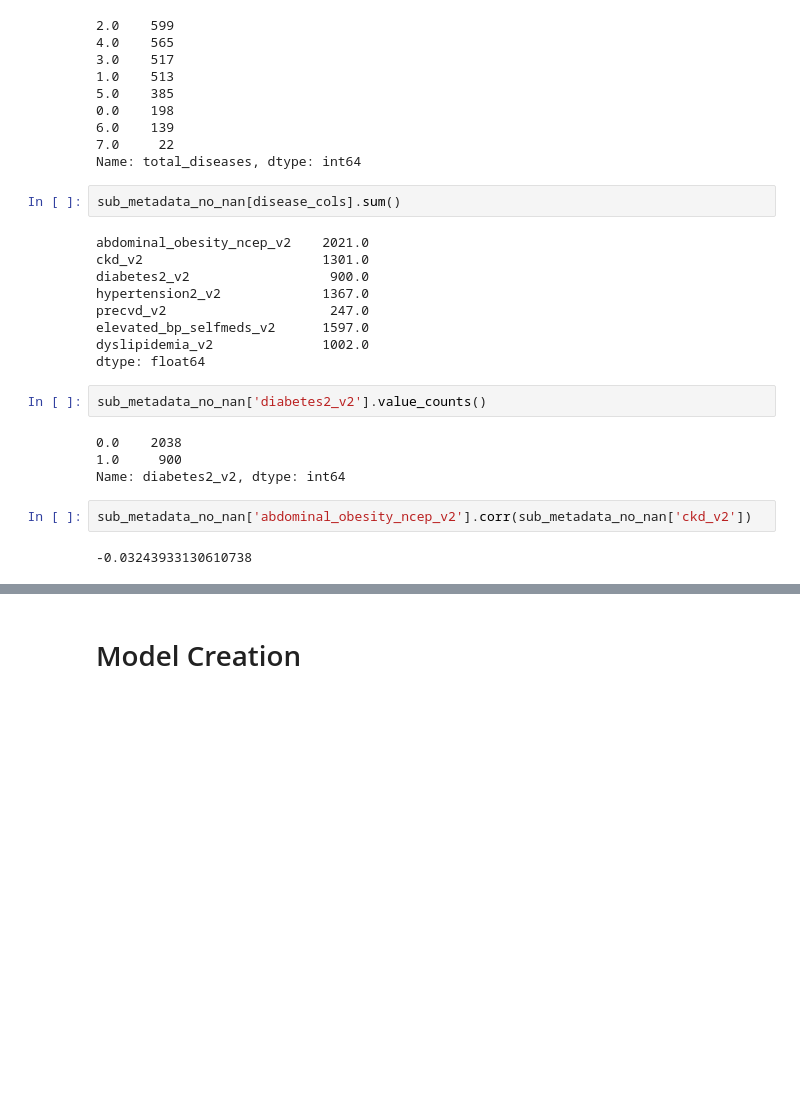
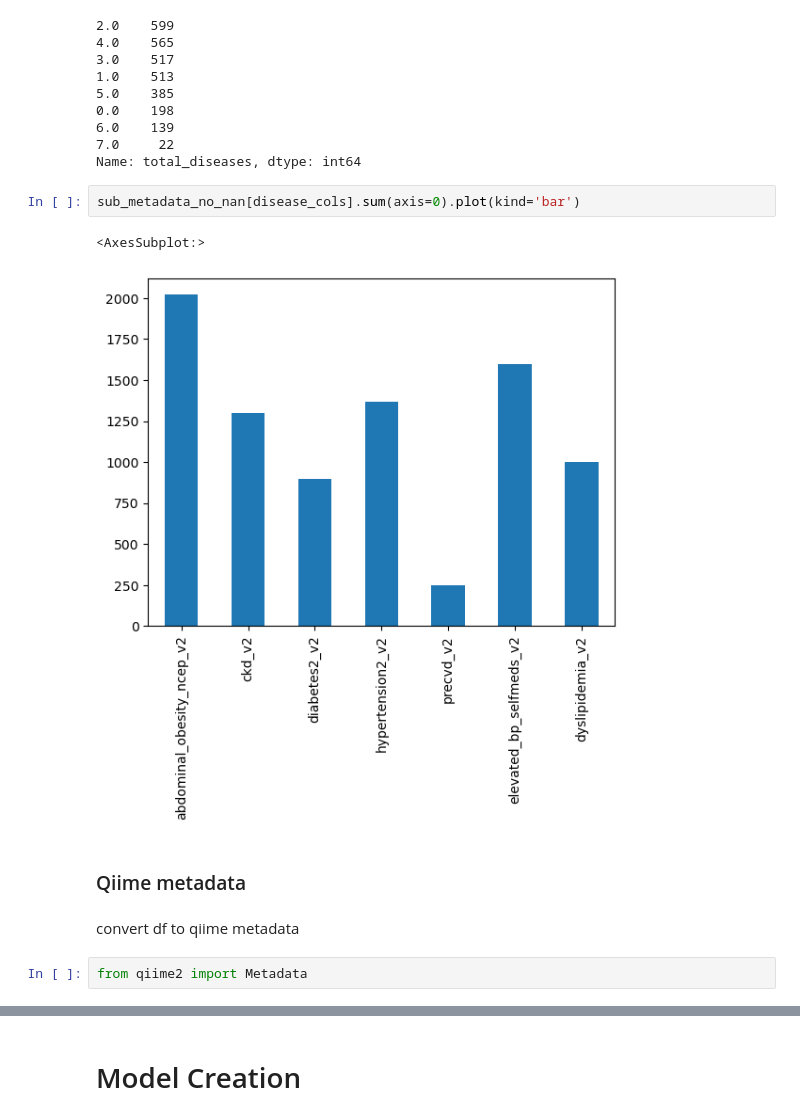
Before and after one commit to Amandoj/DSC180-Q2-Project, a Jupyter notebook: EDA.ipynb, the cells around one changed output, grey strips where cells are left out. Drawn from its saved outputs; the diff is of its cells as text; blank space fills up the shorter version.

```diff
--- a/EDA.ipynb
+++ b/EDA.ipynb
@@ -244,23 +215,13 @@ sub_metadata_no_nan['total_diseases'].value_counts()
 7.0     22
 Name: total_diseases, dtype: int64
 # %%
-sub_metadata_no_nan[disease_cols].sum()
+sub_metadata_no_nan[disease_cols].sum(axis=0).plot(kind='bar')
 # %% [output]
-abdominal_obesity_ncep_v2    2021.0
-ckd_v2                       1301.0
-diabetes2_v2                  900.0
-hypertension2_v2             1367.0
-precvd_v2                     247.0
-elevated_bp_selfmeds_v2      1597.0
-dyslipidemia_v2              1002.0
-dtype: float64
+<AxesSubplot:>
+[figure, added]
-# %%
-sub_metadata_no_nan['diabetes2_v2'].value_counts()
-# %% [output]
-0.0    2038
-1.0     900
-Name: diabetes2_v2, dtype: int64
-# %%
-sub_metadata_no_nan['abdominal_obesity_ncep_v2'].corr(sub_metadata_no_nan['ckd_v2'])
-# %% [output]
--0.03243933130610738
+# %% [markdown]
+### Qiime metadata
+# %% [markdown]
+convert df to qiime metadata
+# %%
+from qiime2 import Metadata
```
Also changed, not shown: parts of 56 cells of this notebook, 3 other files.
